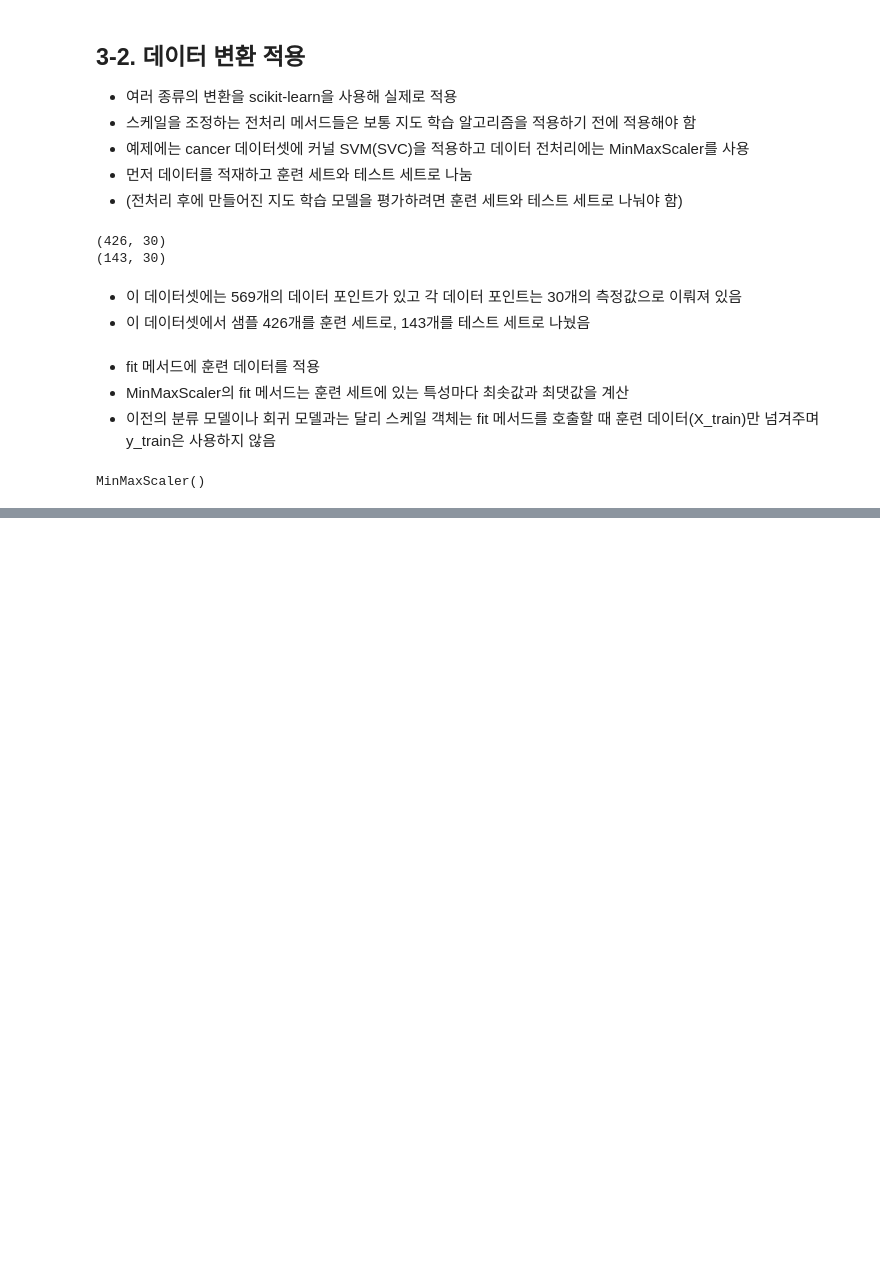
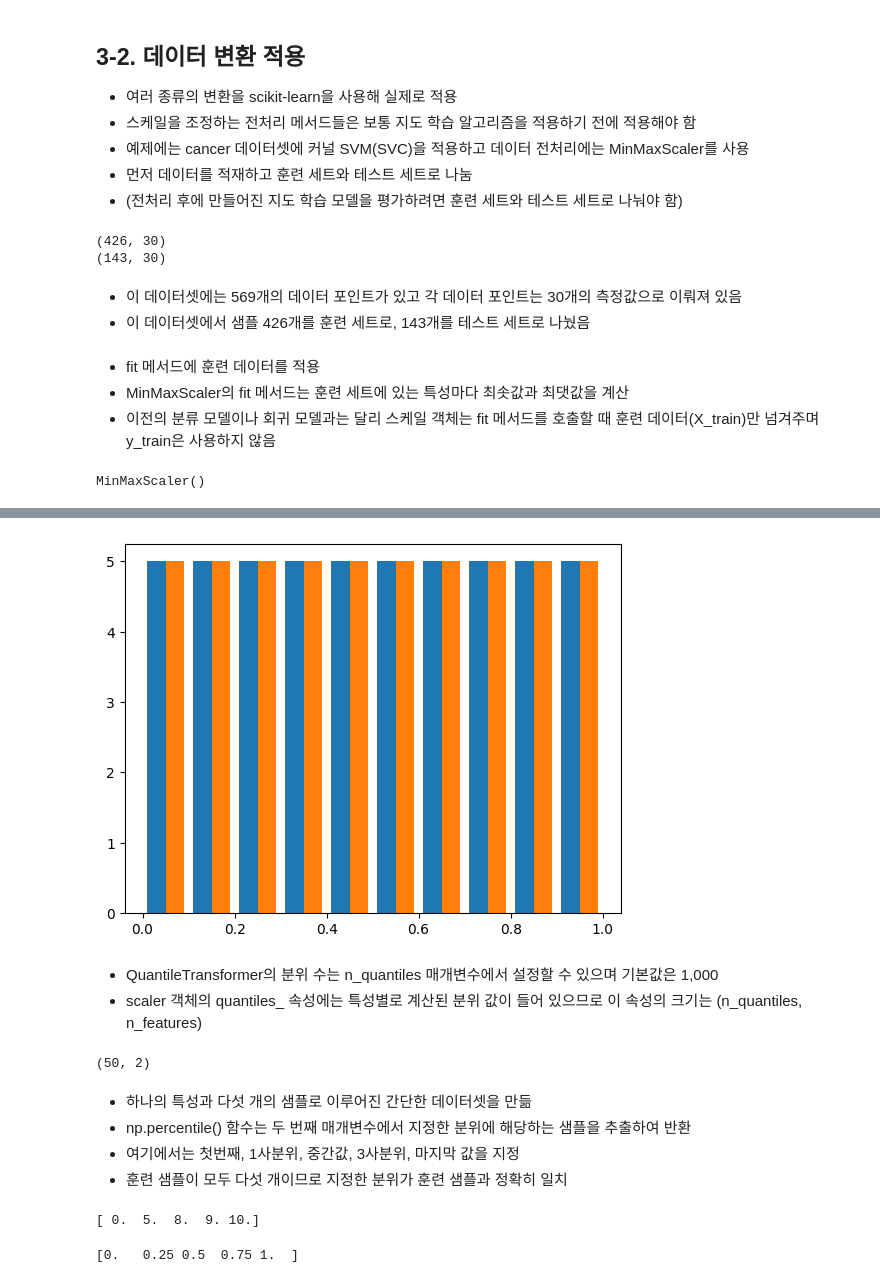
Before and after one commit to haribo09876/MachineLearning, a Jupyter notebook: 03. UnsupervisedLearningAndDataPreprocessing/03. DataPreprocessingAndScaling.ipynb, the cells around one changed output, grey strips where cells are left out. Cells and saved outputs as stored; diff of their text form; code cells hidden in the pictures; blank space fills up the shorter version.

```diff
--- a/03. UnsupervisedLearningAndDataPreprocessing/03. DataPreprocessingAndScaling.ipynb
+++ b/03. UnsupervisedLearningAndDataPreprocessing/03. DataPreprocessingAndScaling.ipynb
@@ -67,0 +168,30 @@ MinMaxScaler()
+# %%
+# 변환된 데이터의 히스토그램을 그려보면 균등 분포를 쉽게 확인할 수 있음
+plt.hist(X_trans)
+plt.show()
+# %% [output]
+[figure, added]
+# %% [markdown]
+- QuantileTransformer의 분위 수는 n_quantiles 매개변수에서 설정할 수 있으며 기본값은 1,000
+- scaler 객체의 quantiles_ 속성에는 특성별로 계산된 분위 값이 들어 있으므로 이 속성의 크기는 (n_quantiles, n_features)
+# %%
+print(scaler.quantiles_.shape)
+# %% [output]
+(50, 2)
+# %% [markdown]
+- 하나의 특성과 다섯 개의 샘플로 이루어진 간단한 데이터셋을 만듦
+- np.percentile() 함수는 두 번째 매개변수에서 지정한 분위에 해당하는 샘플을 추출하여 반환
+- 여기에서는 첫번째, 1사분위, 중간값, 3사분위, 마지막 값을 지정
+- 훈련 샘플이 모두 다섯 개이므로 지정한 분위가 훈련 샘플과 정확히 일치
+# %%
+x = np.array([[0], [5], [8], [9], [10]])
+print(np.percentile(x[:, 0], [0, 25, 50, 75, 100]))
+# %% [output]
+[ 0.  5.  8.  9. 10.]
+# %%
+# QuantileTransformer로 변한한 후에 확인
+# 예제 데이터가 분위와 동일한 값으로 변환 되었음을 알 수 있음
+x_trans = QuantileTransformer(n_quantiles=5).fit_transform(x)
+print(np.percentile(x_trans[:, 0], [0, 25, 50, 75, 100]))
+# %% [output]
+[0.   0.25 0.5  0.75 1.  ]
```
Also changed, not shown: parts of 21 cells of this notebook.
